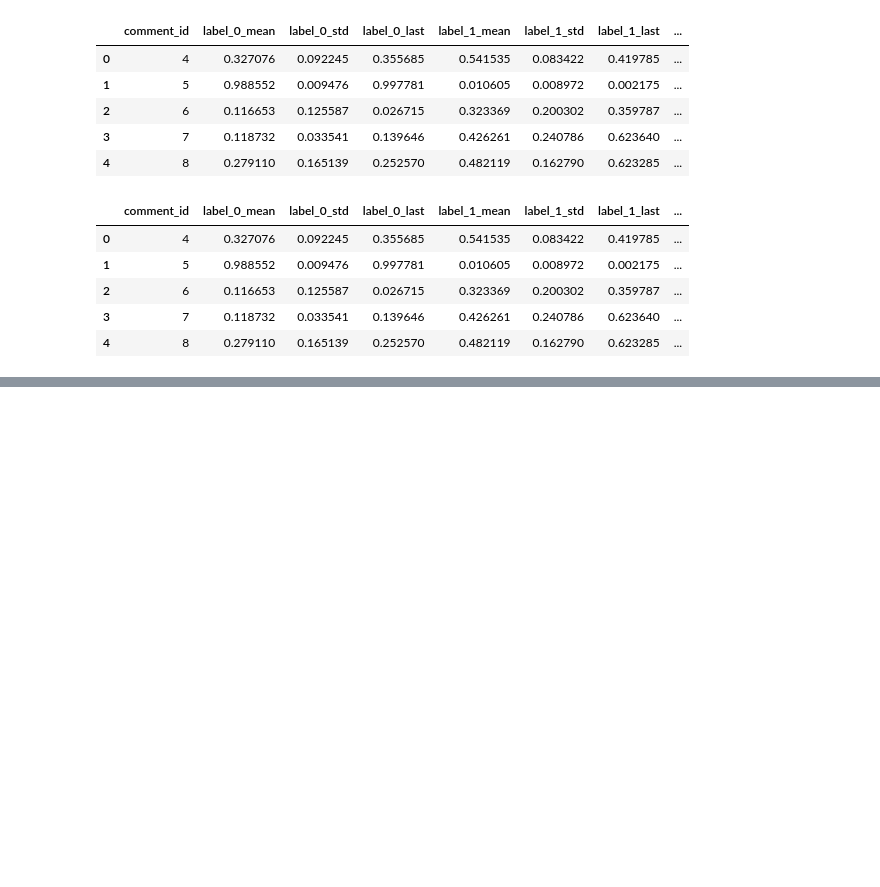
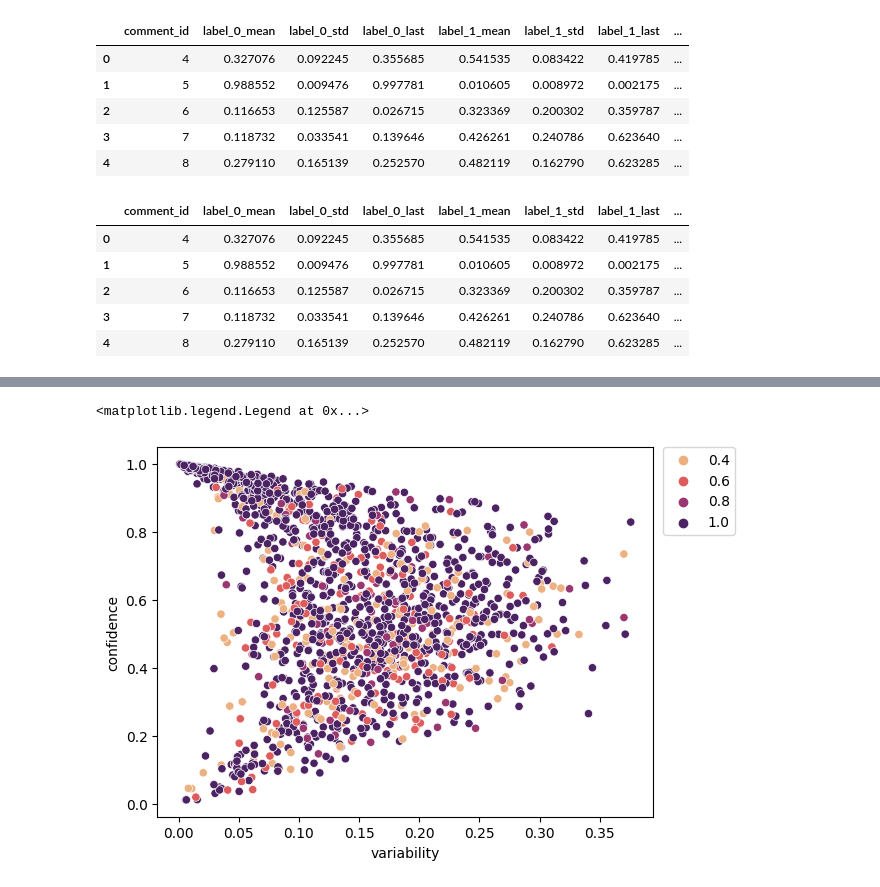
Before and after one commit to abhishekanand1710/difficult-data, a Jupyter notebook: 1-Dataset-Cartography-Hate-Speech-Classification.ipynb, the cells around one changed output, grey strips where cells are left out. Cells and saved outputs as stored; diff of their text form; code cells hidden in the pictures; blank space fills up the shorter version.

```diff
--- a/1-Dataset-Cartography-Hate-Speech-Classification.ipynb
+++ b/1-Dataset-Cartography-Hate-Speech-Classification.ipynb
@@ -518,5 +527,5 @@ train_values_df.tail()
 # %%
-train_values_agg_df = train_values_df.sort_values(['epoch_no']).groupby('comment_id', as_index=False).agg({'label_0': ['mean', 'std', 'last'], 'label_1': ['mean', 'std', 'last'], 'label_2': ['mean', 'std', 'last'], 'label': 'first', 'hate_speech_score': 'first', 'pred': 'last'})
+train_values_agg_df = train_values_df.sort_values(['epoch_no']).groupby('comment_id', as_index=False).agg({'label_0': ['mean', 'std', 'last'], 'label_1': ['mean', 'std', 'last'], 'label_2': ['mean', 'std', 'last'], 'label': 'first', 'hate_speech_score': 'first', 'pred': 'last', 'annotator_agreement_factor': 'first'})
 # %%
 train_values_agg_df.head()
 # %% [output]
@@ -528,7 +537,7 @@ train_values_agg_df.head()
 | 3 | 7 | 0.118732 | 0.033541 | 0.139646 | 0.426261 | 0.240786 | 0.623640 | 0.455007 | 0.266444 | 0.236714 | 1 | ... |
 | 4 | 8 | 0.279110 | 0.165139 | 0.252570 | 0.482119 | 0.162790 | 0.623285 | 0.238772 | 0.107405 | 0.124145 | 2 | ... |
 # %%
-train_values_agg_df.columns = ['comment_id', 'label_0_mean', 'label_0_std', 'label_0_last', 'label_1_mean', 'label_1_std', 'label_1_last', 'label_2_mean', 'label_2_std', 'label_2_last', 'label', 'hate_speech_score', 'pred']
+train_values_agg_df.columns = ['comment_id', 'label_0_mean', 'label_0_std', 'label_0_last', 'label_1_mean', 'label_1_std', 'label_1_last', 'label_2_mean', 'label_2_std', 'label_2_last', 'label', 'hate_speech_score', 'pred', 'annotator_agreement_factor']
 train_values_agg_df.head()
 # %% [output]
 |  | comment_id | label_0_mean | label_0_std | label_0_last | label_1_mean | label_1_std | label_1_last | ... |
@@ -615,0 +625,6 @@ plt.legend(bbox_to_anchor=(1.02, 1), loc='upper left', borderaxespad=0)
+# %%
+sns.scatterplot(data=train_values_agg_df.sample(frac=0.05), x="variability", y="confidence", hue='annotator_agreement_factor', palette='flare')
+plt.legend(bbox_to_anchor=(1.02, 1), loc='upper left', borderaxespad=0)
+# %% [output]
+<matplotlib.legend.Legend at 0x...>
+[figure, added]
```
Also changed, not shown: parts of 12 cells of this notebook.
